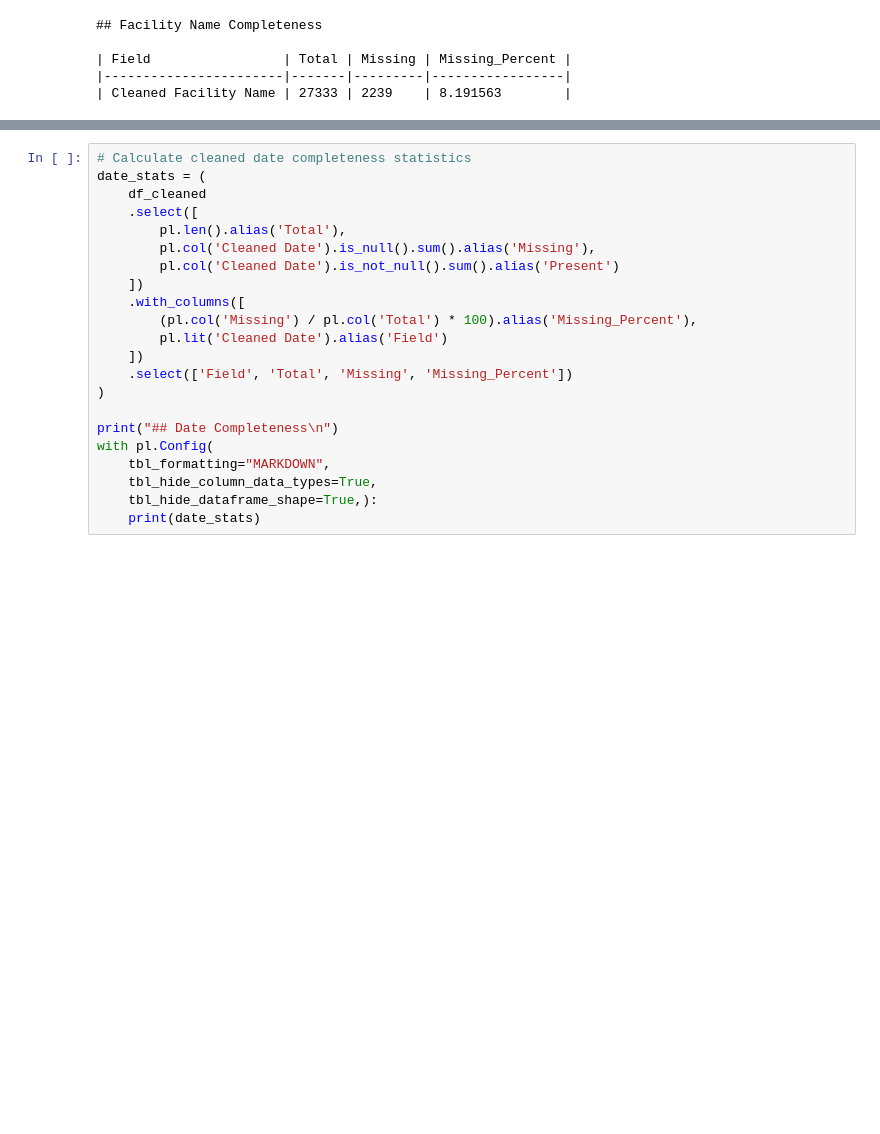
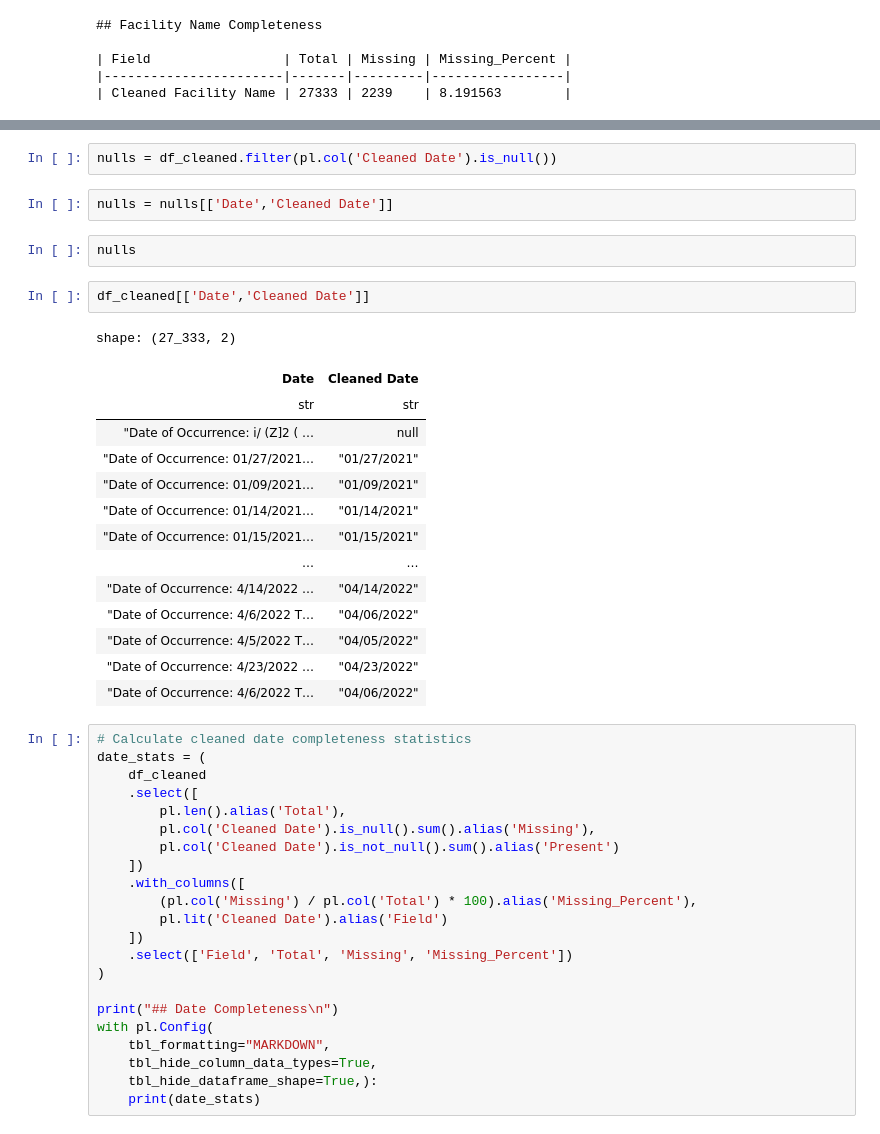
Before and after one commit to mansueto-institute/jail-events, a Jupyter notebook: src/jail-events/notebooks/extraction_report.ipynb, the cells around one changed output, grey strips where cells are left out. Cells and saved outputs as stored; diff of their text form; blank space fills up the shorter version.

```diff
--- a/src/jail-events/notebooks/extraction_report.ipynb
+++ b/src/jail-events/notebooks/extraction_report.ipynb
@@ -239,3 +271,26 @@ shape: (10, 2)
+# %%
+nulls = df_cleaned.filter(pl.col('Cleaned Date').is_null())
+# %%
+nulls = nulls[['Date','Cleaned Date']]
+# %%
+nulls
+# %%
+df_cleaned[['Date','Cleaned Date']]
+# %% [output]
+shape: (27_333, 2)
+| Date | Cleaned Date |
+| str | str |
+| "Date of Occurrence: i/ (Z]2 ( … | null |
+| "Date of Occurrence: 01/27/2021… | "01/27/2021" |
+| "Date of Occurrence: 01/09/2021… | "01/09/2021" |
+| "Date of Occurrence: 01/14/2021… | "01/14/2021" |
+| "Date of Occurrence: 01/15/2021… | "01/15/2021" |
+| … | … |
+| "Date of Occurrence: 4/14/2022 … | "04/14/2022" |
+| "Date of Occurrence: 4/6/2022 T… | "04/06/2022" |
+| "Date of Occurrence: 4/5/2022 T… | "04/05/2022" |
+| "Date of Occurrence: 4/23/2022 … | "04/23/2022" |
+| "Date of Occurrence: 4/6/2022 T… | "04/06/2022" |
 # %%
 # Calculate cleaned date completeness statistics
 date_stats = (
```
Also changed, not shown: parts of 32 cells of this notebook, 27 other files.
